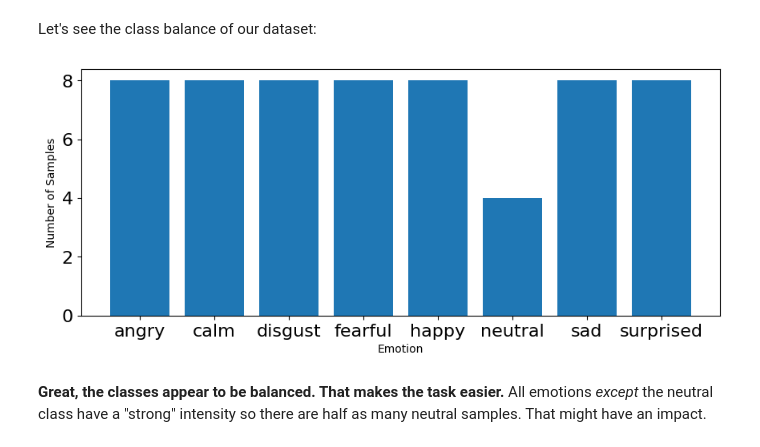
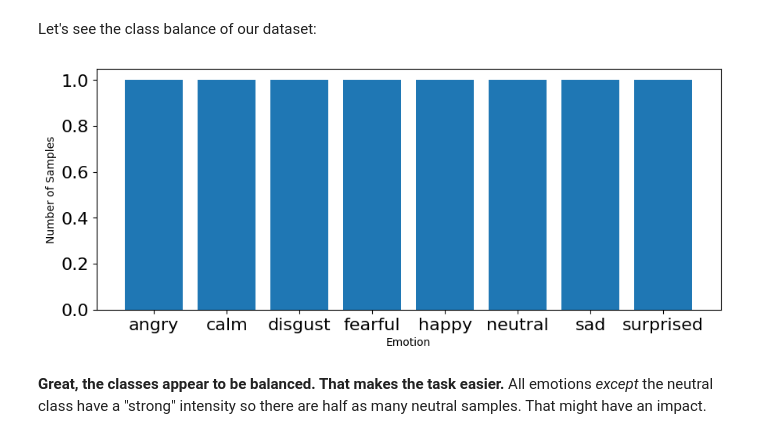
Before and after one commit to shinThantThant09/Week3-ClassicML, a Jupyter notebook: Week_3_MachineLearning.ipynb, the cells around one changed output. Cells and saved outputs as stored; diff of their text form; code cells hidden in the pictures.

```diff
--- a/Week_3_MachineLearning.ipynb
+++ b/Week_3_MachineLearning.ipynb
@@ -232,4 +238,7 @@ emotions_df.to_csv('MyemotionsRavdess.csv')
 ## Load pre-saved Dataset
 # %% [markdown]
 Once saved you only need to load them later by running the cell below, and **skip every cell above** except for the one in which we import libraries.
+# %%
+features_X25=pd.read_csv('MyfeaturesRavdess.csv',index_col=0)
+emotions_Y25=pd.read_csv('MyemotionsRavdess.csv',index_col=0)
 # %%
@@ -252,17 +271,17 @@ Let's see the class balance of our dataset:
 # %%
 # plot emotions
 plt.figure(figsize=(35,4))
 plt.subplot(1,3,1)
 #np.unique returns ordered list of unique elements and count of each element
-emotion_list, count = np.unique(emotions, return_counts=True)
+emotion_list, count = np.unique(emotions_Y25, return_counts=True)
 plt.bar(x=range(8), height=count)
 plt.xticks(ticks=range(8), labels = [emotion for emotion in emotion_list],fontsize=10)
 plt.xlabel('Emotion')
 plt.tick_params(labelsize=16)
 plt.ylabel('Number of Samples')
 plt.show()
 # %% [output]
-[figure, old version]
+[figure, new version]
 # %% [markdown]
 **Great, the classes appear to be balanced. That makes the task easier.** All emotions _except_ the neutral class have a "strong" intensity so there are half as many neutral samples. That might have an impact.
 # %% [markdown]
```
Also changed, not shown: parts of 14 cells of this notebook.
